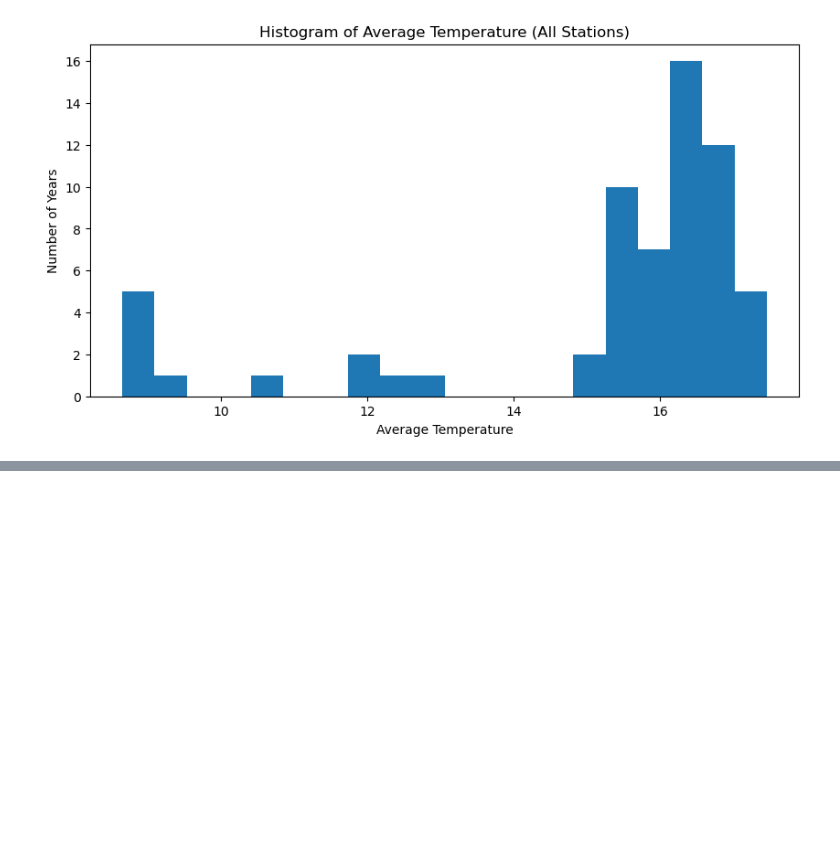
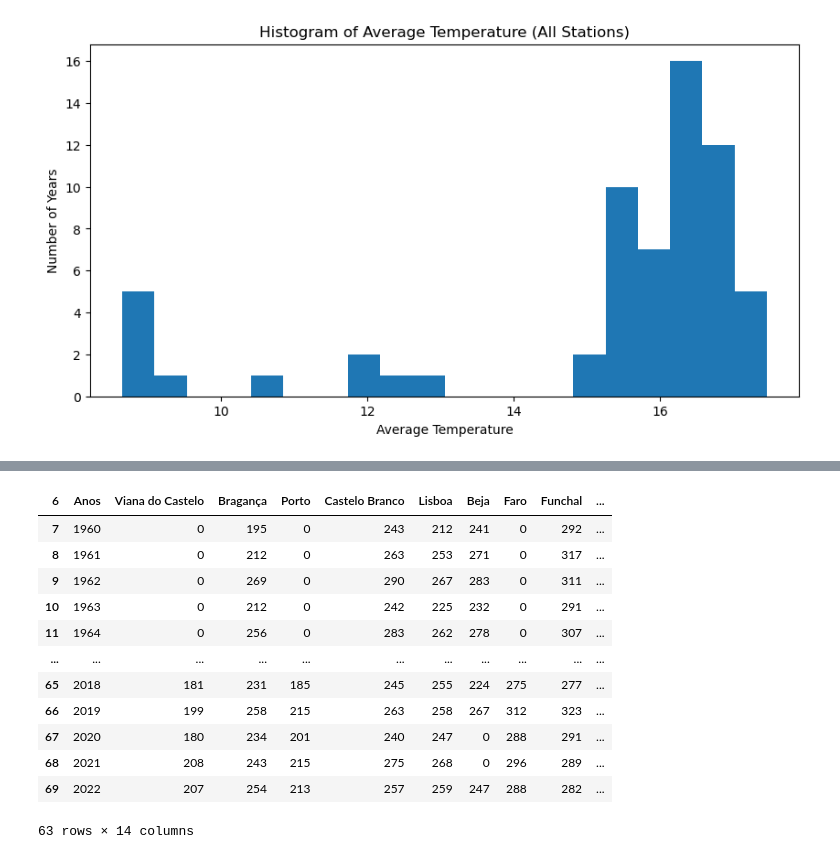
Before and after one commit to DiogoRibeiro7/Medium-Blog, a Jupyter notebook: clima_portugal/Untitled.ipynb, the cells around one changed output, grey strips where cells are left out. Cells and saved outputs as stored; diff of their text form; code cells hidden in the pictures; blank space fills up the shorter version.

```diff
--- a/clima_portugal/Untitled.ipynb
+++ b/clima_portugal/Untitled.ipynb
@@ -300,0 +363,16 @@ plt.show()
+# %%
+data_clean4
+# %% [output]
+| 6 | Anos | Viana do Castelo | Bragança | Porto | Castelo Branco | Lisboa | Beja | Faro | Funchal | ... |
+| 7 | 1960 | 0 | 195 | 0 | 243 | 212 | 241 | 0 | 292 | ... |
+| 8 | 1961 | 0 | 212 | 0 | 263 | 253 | 271 | 0 | 317 | ... |
+| 9 | 1962 | 0 | 269 | 0 | 290 | 267 | 283 | 0 | 311 | ... |
+| 10 | 1963 | 0 | 212 | 0 | 242 | 225 | 232 | 0 | 291 | ... |
+| 11 | 1964 | 0 | 256 | 0 | 283 | 262 | 278 | 0 | 307 | ... |
+| ... | ... | ... | ... | ... | ... | ... | ... | ... | ... | ... |
+| 65 | 2018 | 181 | 231 | 185 | 245 | 255 | 224 | 275 | 277 | ... |
+| 66 | 2019 | 199 | 258 | 215 | 263 | 258 | 267 | 312 | 323 | ... |
+| 67 | 2020 | 180 | 234 | 201 | 240 | 247 | 0 | 288 | 291 | ... |
+| 68 | 2021 | 208 | 243 | 215 | 275 | 268 | 0 | 296 | 289 | ... |
+| 69 | 2022 | 207 | 254 | 213 | 257 | 259 | 247 | 288 | 282 | ... |
+63 rows × 14 columns
```
Also changed, not shown: parts of 8 cells of this notebook, 9 other files.
